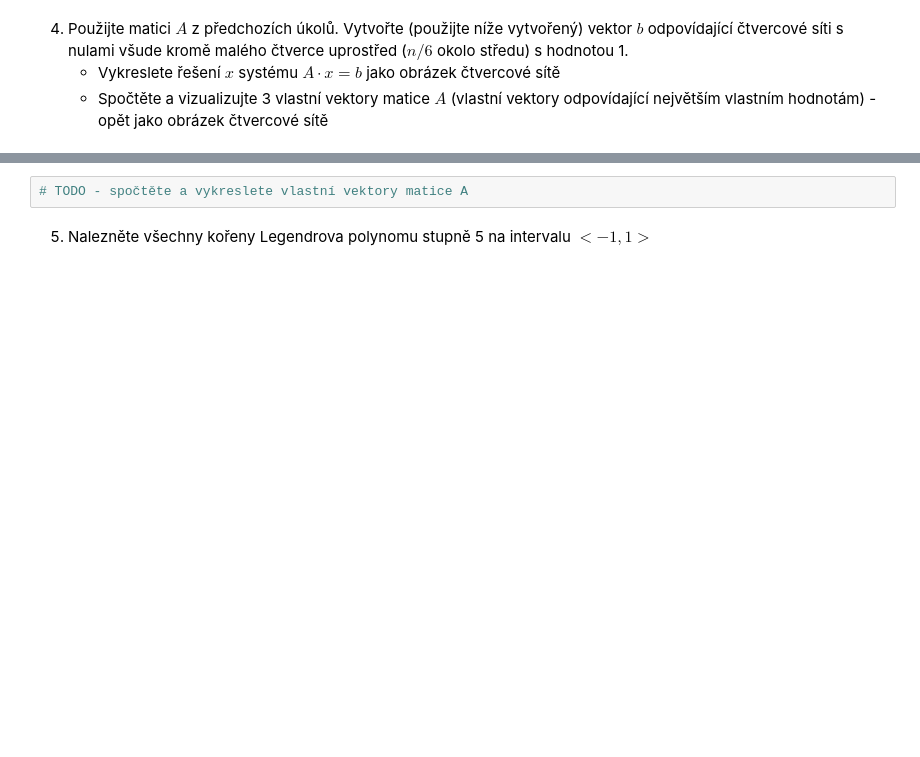
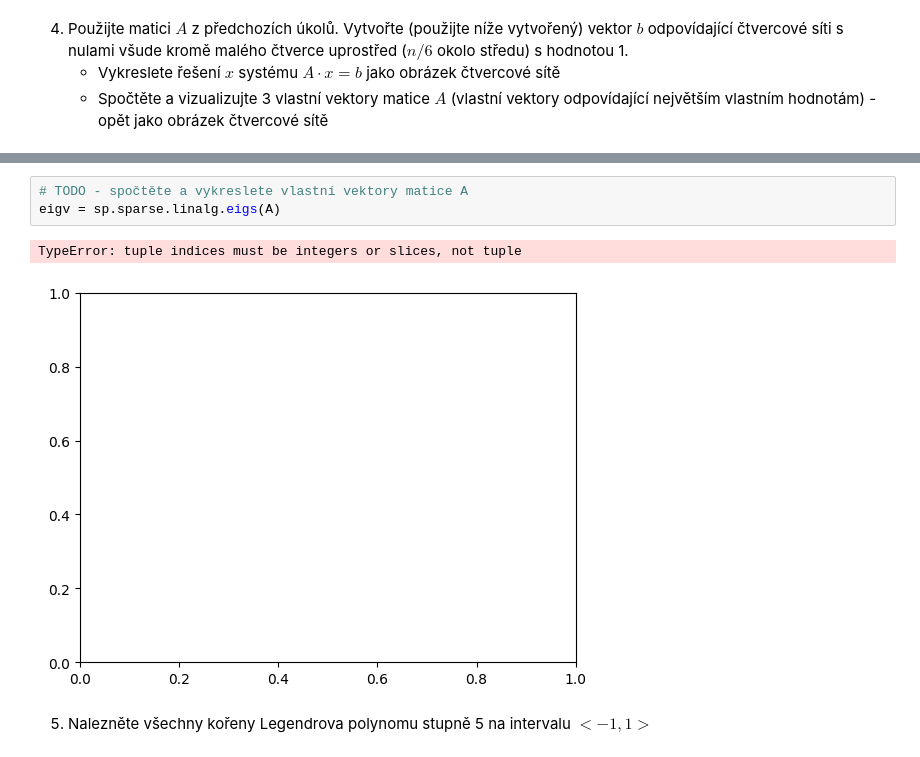
Before and after one commit to MAR0897/VVP_ukoly_MAR0897, a Jupyter notebook: 05_ukoly.ipynb, the cells around one changed output, grey strips where cells are left out. Saved outputs shown, nothing was run; the diff lists cells and outputs as text; blank space fills up the shorter version.

```diff
--- a/05_ukoly.ipynb
+++ b/05_ukoly.ipynb
@@ -173,5 +190,9 @@ import scipy as sp
 # %%
 # TODO - spočtěte a vykreslete vlastní vektory matice A
+eigv = sp.sparse.linalg.eigs(A)
+# %% [output]
+TypeError: tuple indices must be integers or slices, not tuple
+[figure, added]
 # %% [markdown]
 5. Nalezněte všechny kořeny Legendrova polynomu stupně 5 na intervalu $<-1,1>$
 # %% [markdown]
```
Also changed, not shown: parts of 3 cells of this notebook.
